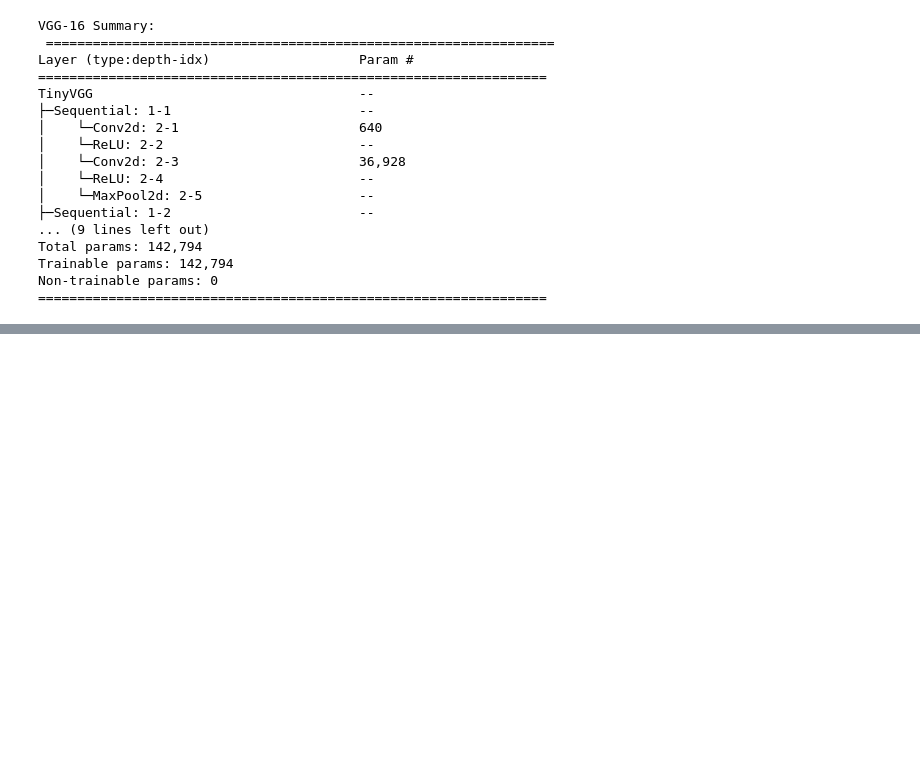
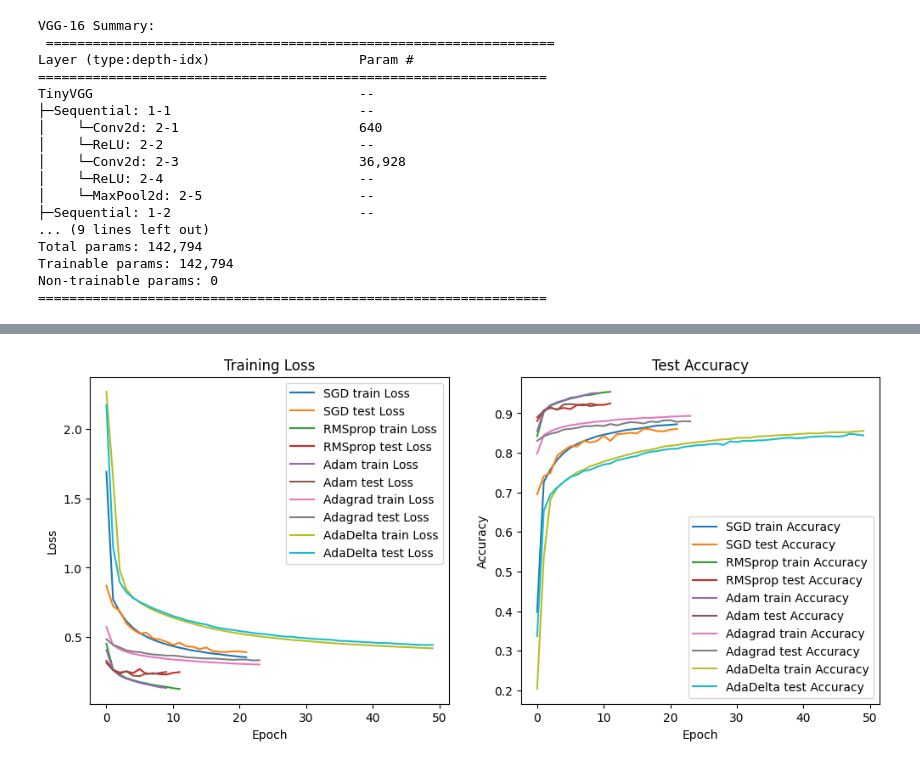
Before and after one commit to nithish-007/Neural_Networks, a Jupyter notebook: benchmarkOptimizers.ipynb, the cells around one changed output, grey strips where cells are left out. Saved outputs shown, nothing was run; the diff lists cells and outputs as text; code cells hidden in the pictures; blank space fills up the shorter version.

```diff
--- a/benchmarkOptimizers.ipynb
+++ b/benchmarkOptimizers.ipynb
@@ -307,27 +307,28 @@ epochs: 11 | train_loss: 0.42216331131855644 | train_acc: 0.8507833333333333 | t
 # %%
 # Step 5: Visualize Results
 plt.figure(figsize=(12, 5))
 
 # Plot training loss
 plt.subplot(1, 2, 1)
 for opt_name, result in opt_results.items():
-    plt.plot(result['train_loss'], label=f"{opt_name} Loss")
+    plt.plot(result['train_loss'], label=f"{opt_name} train Loss")
+    plt.plot(result["test_loss"], label = f"{opt_name} test Loss")
 plt.title("Training Loss")
 plt.xlabel("Epoch")
 plt.ylabel("Loss")
 plt.legend()
 
 # Plot test accuracy
 plt.subplot(1, 2, 2)
 for opt_name, result in opt_results.items():
-    plt.plot(result['test_acc'], label=f"{opt_name} Accuracy")
+    plt.plot(result['train_acc'], label=f"{opt_name} train Accuracy")
+    plt.plot(result['test_acc'], label=f"{opt_name} test Accuracy")
+
 plt.title("Test Accuracy")
 plt.xlabel("Epoch")
 plt.ylabel("Accuracy")
 plt.legend()
 
 plt.show()
-
-# Print runtimes
-for opt_name, result in opt_results.items():
-    print(f"{opt_name} Runtime: {result['runtime']:.2f} seconds")
+# %% [output]
+[figure, added]
```
Also changed, not shown: parts of 3 cells of this notebook.
